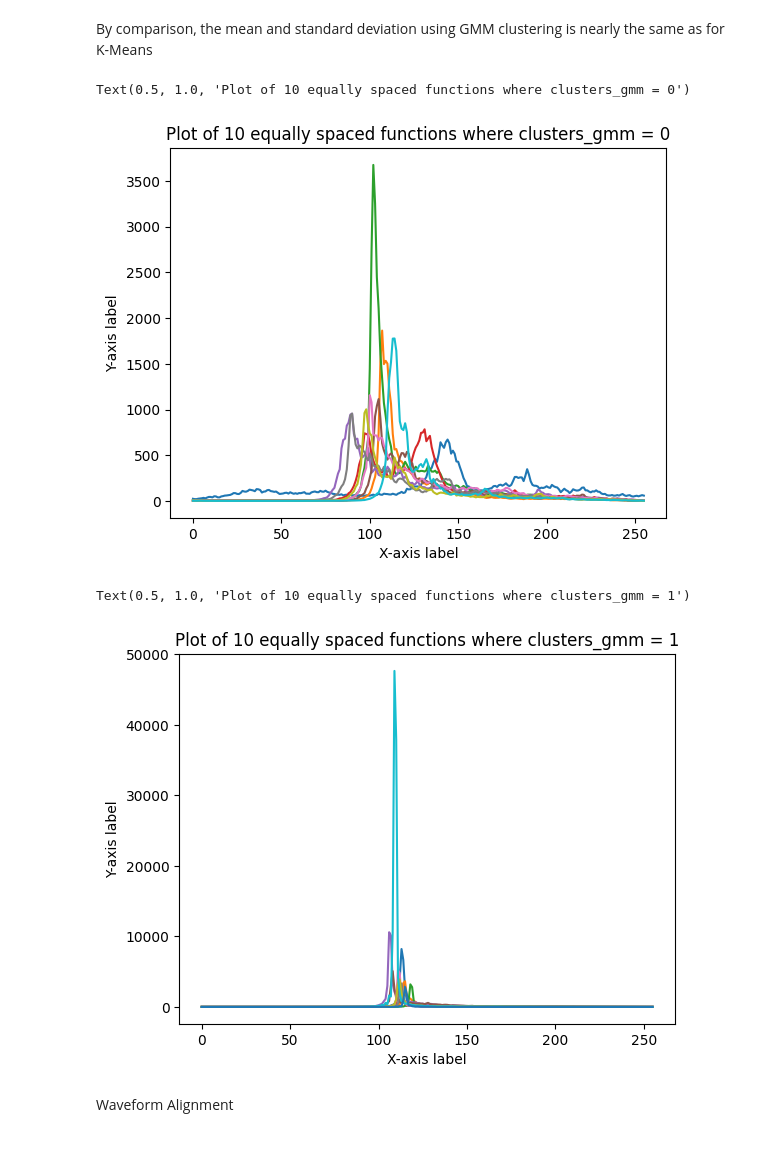
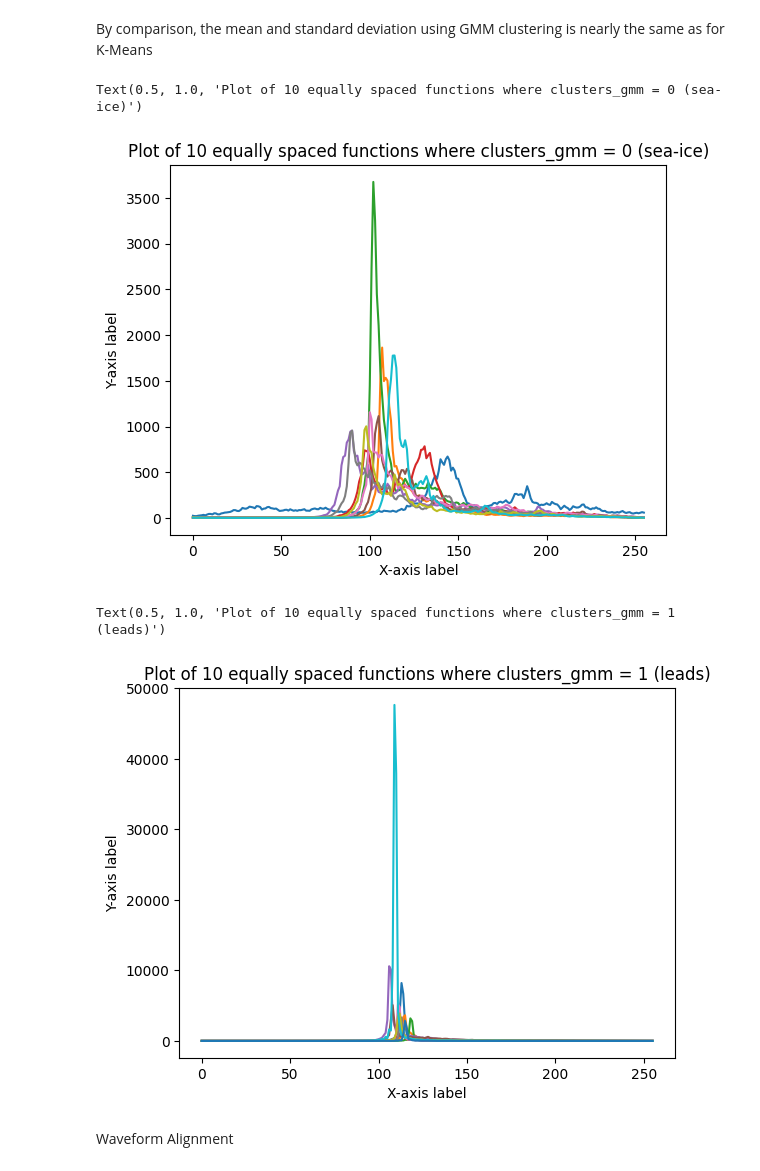
Before and after one commit to Ashleyyy66/e, a Jupyter notebook: Chapter1_Unsupervised_Learning_Methods.ipynb, the cells around one changed output. Drawn from its saved outputs; the diff is of its cells as text; code cells hidden in the pictures.

```diff
--- a/Chapter1_Unsupervised_Learning_Methods.ipynb
+++ b/Chapter1_Unsupervised_Learning_Methods.ipynb
@@ -667,16 +667,16 @@ By comparison, the mean and standard deviation using GMM clustering is nearly th
 # %%
 # Extract 10 equally spaced functions where clusters_gmm is equal to 0
 functions_to_plt = waves_cleaned[clusters_gmm == 0][::len(waves_cleaned[clusters_gmm == 0]) // 10]
 # plot of each function
 for i, function in enumerate(functions_to_plt):
     plt.plot(function)#, label=f'Function {i+1}')
 plt.xlabel('X-axis label')
 plt.ylabel('Y-axis label')
 
-plt.title('Plot of 10 equally spaced functions where clusters_gmm = 0')
+plt.title('Plot of 10 equally spaced functions where clusters_gmm = 0 (sea-ice)')
 # %% [output]
-Text(0.5, 1.0, 'Plot of 10 equally spaced functions where clusters_gmm = 0')
+Text(0.5, 1.0, 'Plot of 10 equally spaced functions where clusters_gmm = 0 (sea-ice)')
-[figure, old version]
+[figure, new version]
 # %%
 # Extract 10 equally spaced functions where clusters_gmm is equal to 1
 functions_to_plt = waves_cleaned[clusters_gmm == 1][::len(waves_cleaned[clusters_gmm == 1]) // 10]
@@ -686,10 +686,10 @@ for i, function in enumerate(functions_to_plt):
 plt.xlabel('X-axis label')
 plt.ylabel('Y-axis label')
 
-plt.title('Plot of 10 equally spaced functions where clusters_gmm = 1')
+plt.title('Plot of 10 equally spaced functions where clusters_gmm = 1 (leads)')
 # %% [output]
-Text(0.5, 1.0, 'Plot of 10 equally spaced functions where clusters_gmm = 1')
+Text(0.5, 1.0, 'Plot of 10 equally spaced functions where clusters_gmm = 1 (leads)')
-[figure, old version]
+[figure, new version]
 # %% [markdown]
 Waveform Alignment
 # %%
```
Also changed, not shown: parts of 2 cells of this notebook.
